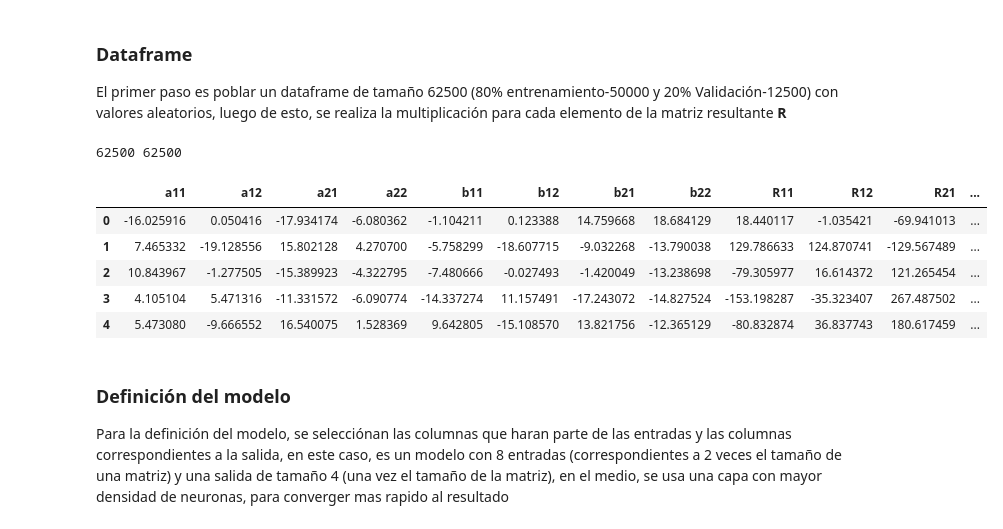
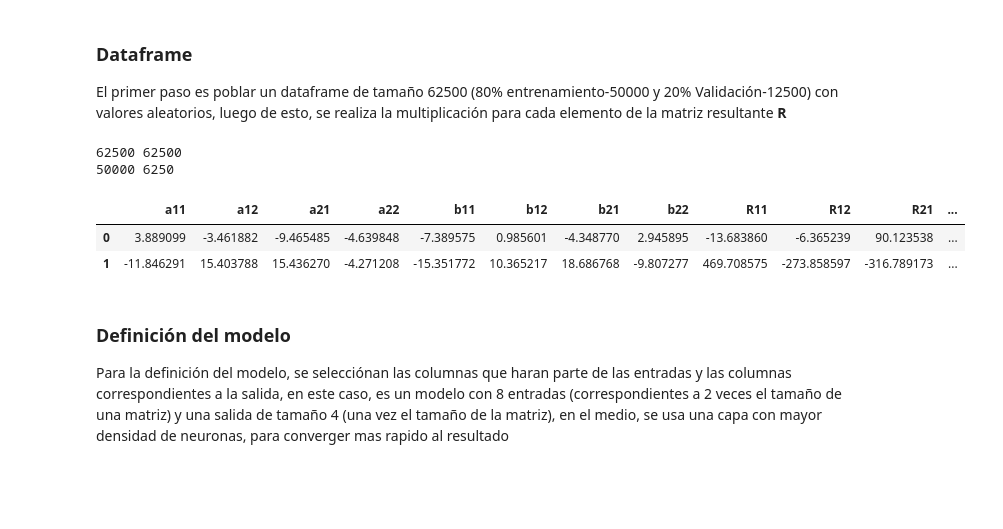
Before and after one commit to JavierTovar19/IA_minibots_T6-machine_learning, a Jupyter notebook: Codigo/P1_matrix_multiplication_light.ipynb, the cells around one changed output. Cells and saved outputs as stored; diff of their text form; code cells hidden in the pictures; blank space fills up the shorter version.

```diff
--- a/Codigo/P1_matrix_multiplication.ipynb
+++ b/Codigo/P1_matrix_multiplication_light.ipynb
@@ -41,40 +25,39 @@ a22=np.random.random(62500)*40-20
 b11=np.random.random(62500)*40-20
 b12=np.random.random(62500)*40-20
 b21=np.random.random(62500)*40-20
 b22=np.random.random(62500)*40-20
 
 
 df=pd.DataFrame({   'a11':a11,
                     'a12':a12,
                     'a21':a21,
                     'a22':a22,
                     'b11':b11,
                     'b12':b12,
                     'b21':b21,
                     'b22':b22,
                     })
 
 print(len(df),len(df.drop_duplicates()))
 
 df['R11']=(df['a11']*df['b11'])+(df['a12']*df['b21'])
 df['R12']=(df['a11']*df['b12'])+(df['a12']*df['b22'])
 df['R21']=(df['a21']*df['b11'])+(df['a22']*df['b21'])
 df['R22']=(df['a21']*df['b12'])+(df['a22']*df['b22'])
 
 df_train=df[:50000]
-df_test=df[50000:]
+df_test=df[50000:56250]
+df_test_2=df[56250:]
 
 print(len(df_train), len(df_test))
 
-df.head()
+df.head(2)
 # %% [output]
 62500 62500
+50000 6250
 |  | a11 | a12 | a21 | a22 | b11 | b12 | b21 | b22 | R11 | R12 | R21 | ... |
-| 0 | -16.025916 | 0.050416 | -17.934174 | -6.080362 | -1.104211 | 0.123388 | 14.759668 | 18.684129 | 18.440117 | -1.035421 | -69.941013 | ... |
-| 1 | 7.465332 | -19.128556 | 15.802128 | 4.270700 | -5.758299 | -18.607715 | -9.032268 | -13.790038 | 129.786633 | 124.870741 | -129.567489 | ... |
-| 2 | 10.843967 | -1.277505 | -15.389923 | -4.322795 | -7.480666 | -0.027493 | -1.420049 | -13.238698 | -79.305977 | 16.614372 | 121.265454 | ... |
-| 3 | 4.105104 | 5.471316 | -11.331572 | -6.090774 | -14.337274 | 11.157491 | -17.243072 | -14.827524 | -153.198287 | -35.323407 | 267.487502 | ... |
-| 4 | 5.473080 | -9.666552 | 16.540075 | 1.528369 | 9.642805 | -15.108570 | 13.821756 | -12.365129 | -80.832874 | 36.837743 | 180.617459 | ... |
+| 0 | 3.889099 | -3.461882 | -9.465485 | -4.639848 | -7.389575 | 0.985601 | -4.348770 | 2.945895 | -13.683860 | -6.365239 | 90.123538 | ... |
+| 1 | -11.846291 | 15.403788 | 15.436270 | -4.271208 | -15.351772 | 10.365217 | 18.686768 | -9.807277 | 469.708575 | -273.858597 | -316.789173 | ... |
 # %% [markdown]
 ### Definición del modelo
 
```
Also changed, not shown: parts of 6 cells of this notebook, 12 other files.
